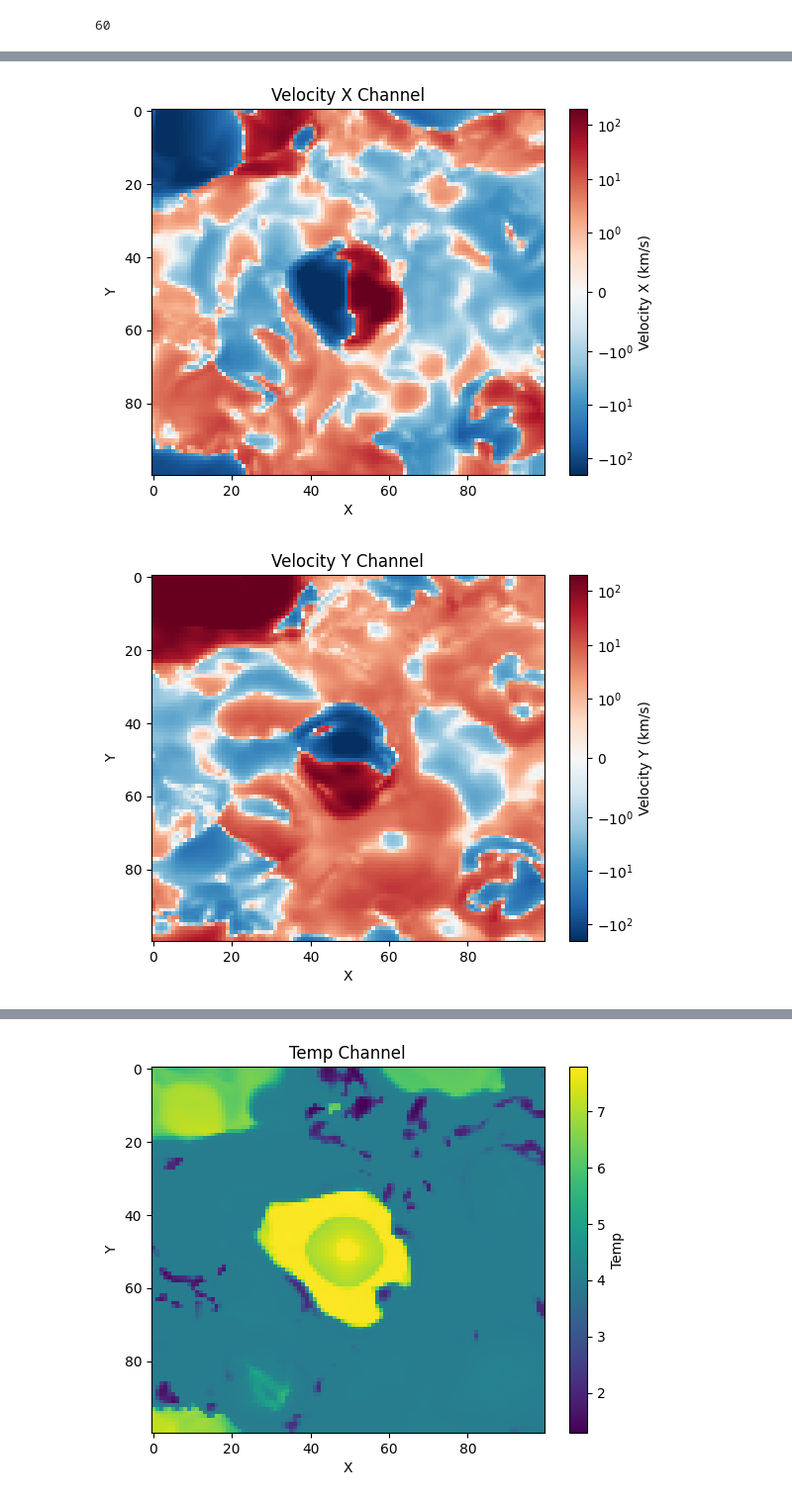
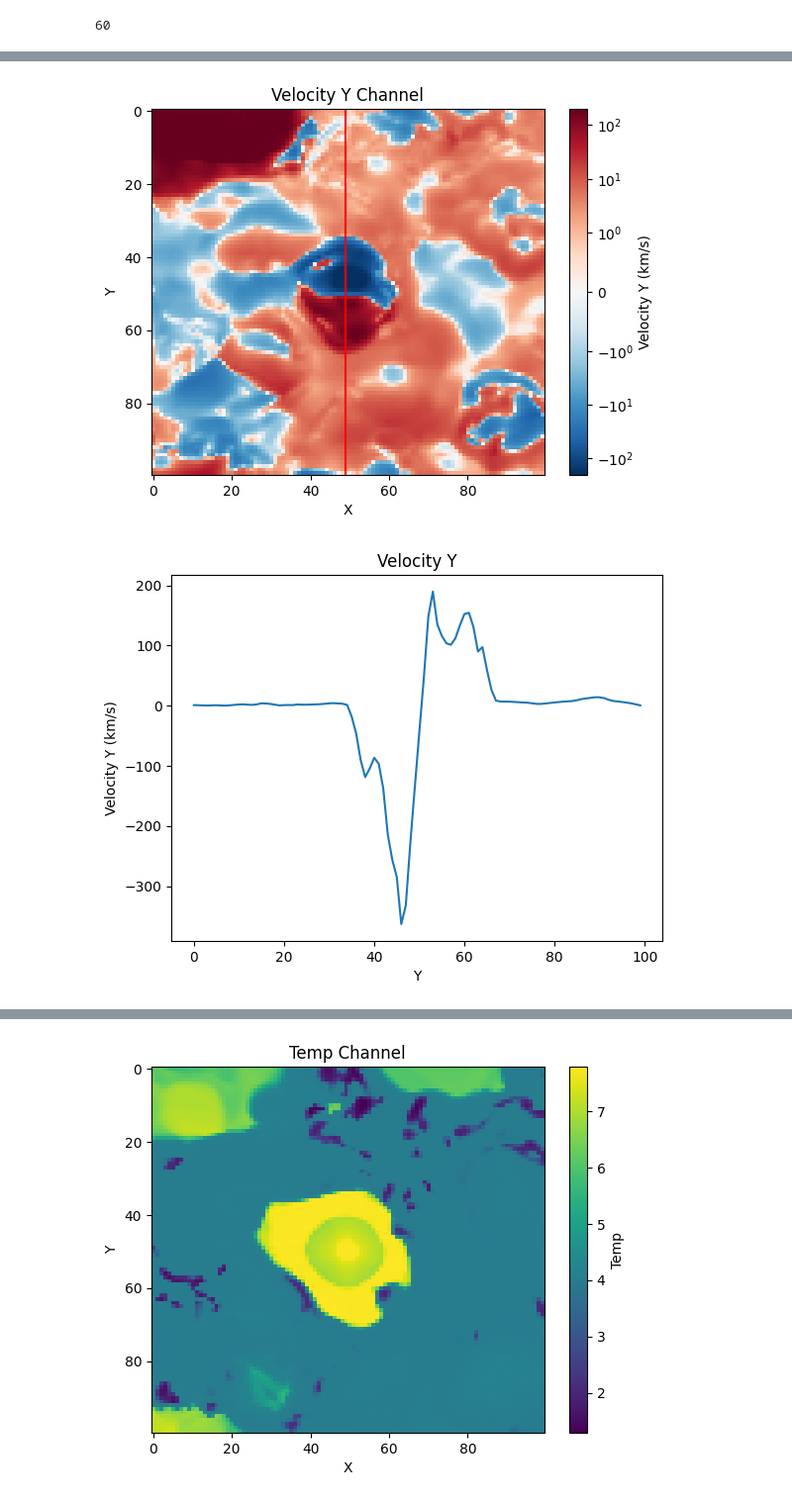
Before and after one commit to Joycelyn-Chen/AstroSegTrack, a Jupyter notebook: analysis/SB230/mass_flux.ipynb, the cells around one changed output, grey strips where cells are left out. Shown: that part at 99% size. Drawn from its saved outputs; the diff is of its cells as text; code cells hidden in the pictures.

```diff
--- a/analysis/SB230/mass_flux.ipynb
+++ b/analysis/SB230/mass_flux.ipynb
@@ -122,9 +120,10 @@ y_range_scaled = (128, 228) #(28, 128) #tuple(int(y * multiplier) for y in y_ran
 z_range_scaled = (91, 191)
 # z_range_scaled = (65, 217) #tuple(int(z * multiplier) for z in z_range)
 
-x, center_y, center_z = pc2pixel(85, x_y_z="x") * 256/1000, int(pc2pixel(196, x_y_z="x") * 256/1000), int(pc2pixel(53, x_y_z="z") * 256/1000)
-print(x, center_y, center_z, time_Myr)
+center_x, center_y, center_z = int(pc2pixel(85, x_y_z="x") * 256/1000), int(pc2pixel(196, x_y_z="x") * 256/1000), int(pc2pixel(53, x_y_z="z") * 256/1000)
+print(center_x, center_y, center_z, time_Myr)
 
+center_x = center_x - x_range_scaled[0]
 center_y = center_y - y_range_scaled[0]
 center_z = center_z - z_range_scaled[0]
 
@@ -163,33 +216,30 @@ plt.show()
 # %%
 # Velocity slice, log scaled
 fig, ax = plt.subplots()
 #im = ax.imshow((np.log(new_velz[:, :, center_z].T[::])), cmap='RdBu', aspect='auto')
-im = ax.imshow(new_velx[:, :, center_z].T[::], cmap='RdBu_r', aspect='auto',
+im = ax.imshow(new_vely[:, :, center_z].T[::], cmap='RdBu_r', aspect='auto',
                 norm=colors.SymLogNorm(linthresh=1, vmin=-200, vmax=200))
-fig.colorbar(im, label='Velocity X (km/s)')
+fig.colorbar(im, label='Velocity Y (km/s)')
+# labelling the line of sight profile
+plt.axvline(center_x, color='r')
 
-plt.title('Velocity X Channel')
+plt.title('Velocity Y Channel')
 plt.xlabel('X')
 plt.ylabel('Y')
-fig.savefig(f'../expanding_velocity/{time_Myr}/vzoom_velx_cenz_{center_z}.png')
+fig.savefig(f'../expanding_velocity/{time_Myr}/vzoom_vely_cenz_{center_z}.png')
 plt.show()
+
+# LoS velx: z line
+plt.plot(new_vely[center_x, :, center_z].T[::])
+
+plt.title('Velocity Y')
+plt.xlabel('Y')
+plt.ylabel('Velocity Y (km/s)')
+plt.savefig(f'../expanding_velocity/{time_Myr}/LOS_vely_x_{center_x}.png')
+plt.show()
 # %% [output]
-[figure, old version]
+[figure, new version]
+[figure, added]
-# %%
-# Velocity slice, log scaled
-fig, ax = plt.subplots()
-#im = ax.imshow((np.log(new_velz[:, :, center_z].T[::])), cmap='RdBu', aspect='auto')
-im = ax.imshow(new_vely[:, :, center_z].T[::], cmap='RdBu_r', aspect='auto',
-                norm=colors.SymLogNorm(linthresh=1, vmin=-200, vmax=200))
-fig.colorbar(im, label='Velocity Y (km/s)')
-
-plt.title('Velocity Y Channel')
-plt.xlabel('X')
-plt.ylabel('Y')
-fig.savefig(f'../expanding_velocity/{time_Myr}/vzoom_vely_cenz_{center_z}.png')
-plt.show()
-# %% [output]
-[figure, removed]
 # %%
 # Density zoom in
 
```
Also changed, not shown: parts of 13 cells of this notebook.
